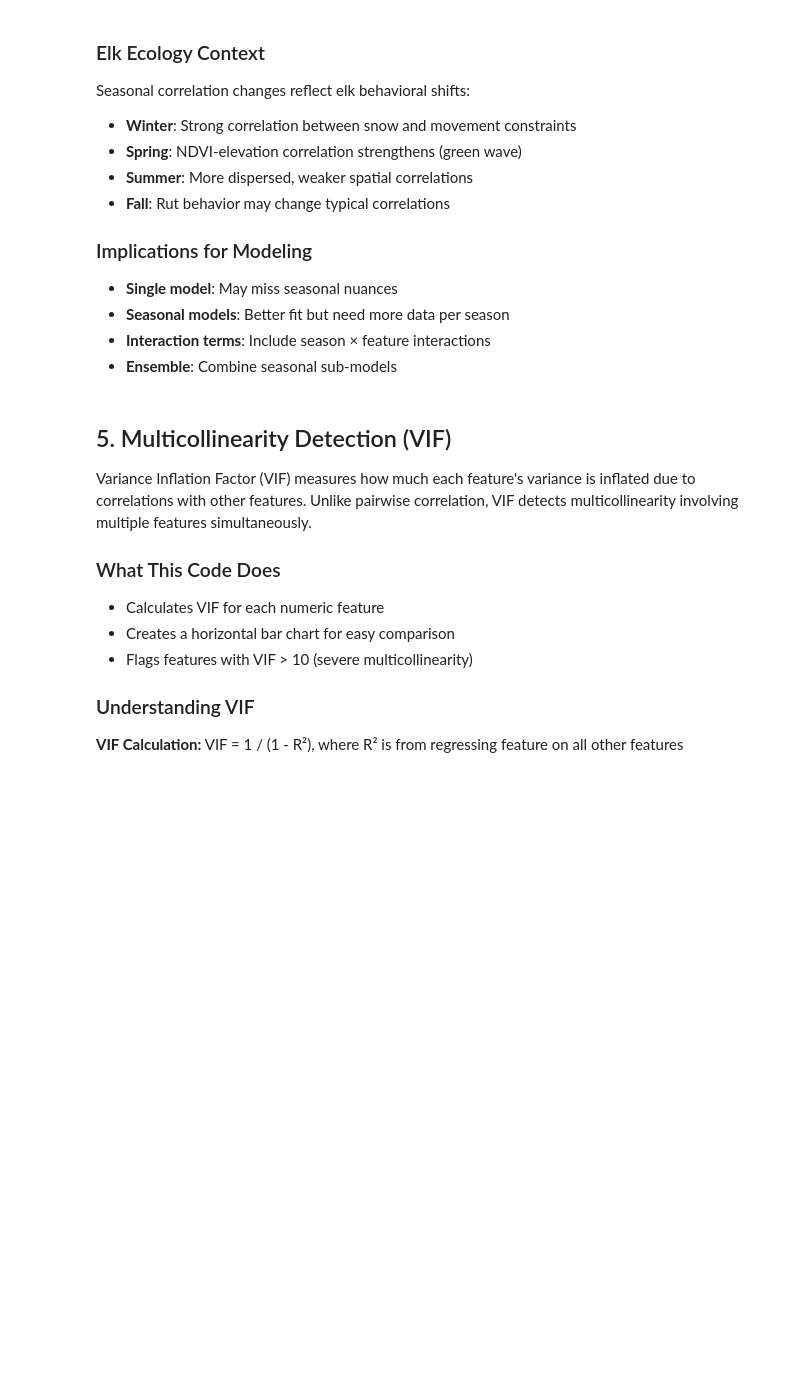
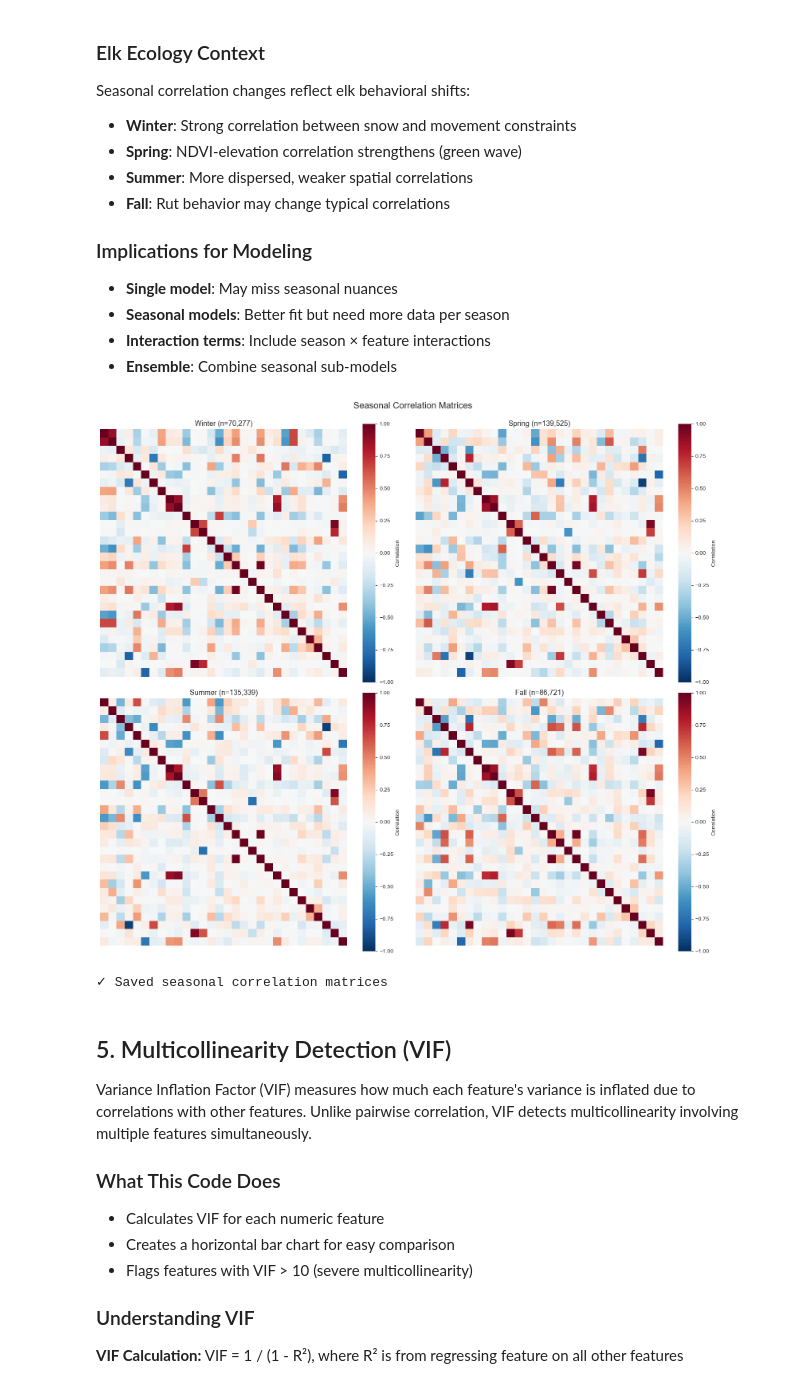
Before and after one commit to jongalentine/pathwild, a Jupyter notebook: notebooks/09_feature_correlations.ipynb, the cells around one changed output. Drawn from its saved outputs; the diff is of its cells as text; code cells hidden in the pictures; blank space fills up the shorter version.

```diff
--- a/notebooks/09_feature_correlations.ipynb
+++ b/notebooks/09_feature_correlations.ipynb
@@ -301,7 +350,7 @@ Seasonal correlation changes reflect elk behavioral shifts:
 - **Ensemble**: Combine seasonal sub-models
 # %%
 # Calculate correlation matrices by season
-if timestamp_col and 'month' in df.columns:
+if month_col and 'month' in df.columns:
     # Define seasons
     seasons = {
         'Winter': [12, 1, 2],
@@ -313,33 +362,36 @@ if timestamp_col and 'month' in df.columns:
     fig, axes = plt.subplots(2, 2, figsize=(16, 14))
     axes = axes.flatten()
 
     for idx, (season_name, months) in enumerate(seasons.items()):
         season_df = df[df['month'].isin(months)]
         season_corr = season_df[numeric_cols].corr()
 
         ax = axes[idx]
         sns.heatmap(
             season_corr,
             cmap='RdBu_r',
             center=0,
             vmin=-1,
             vmax=1,
             square=True,
             cbar_kws={'label': 'Correlation'},
             ax=ax,
             xticklabels=False,
             yticklabels=False
         )
         ax.set_title(f'{season_name} (n={len(season_df):,})', fontsize=13)
 
     plt.suptitle('Seasonal Correlation Matrices', fontsize=16, y=1.00)
     plt.tight_layout()
     plt.savefig(figures_dir / 'seasonal_correlations.png', dpi=300, bbox_inches='tight')
     plt.show()
 
     print('✓ Saved seasonal correlation matrices')
 else:
     print('⚠ Cannot analyze seasonal correlations without timestamp column')
+# %% [output]
+[figure, added]
+✓ Saved seasonal correlation matrices
 # %% [markdown]
 ## 5. Multicollinearity Detection (VIF)
 
```
Also changed, not shown: parts of 10 cells of this notebook, 5 other files.
